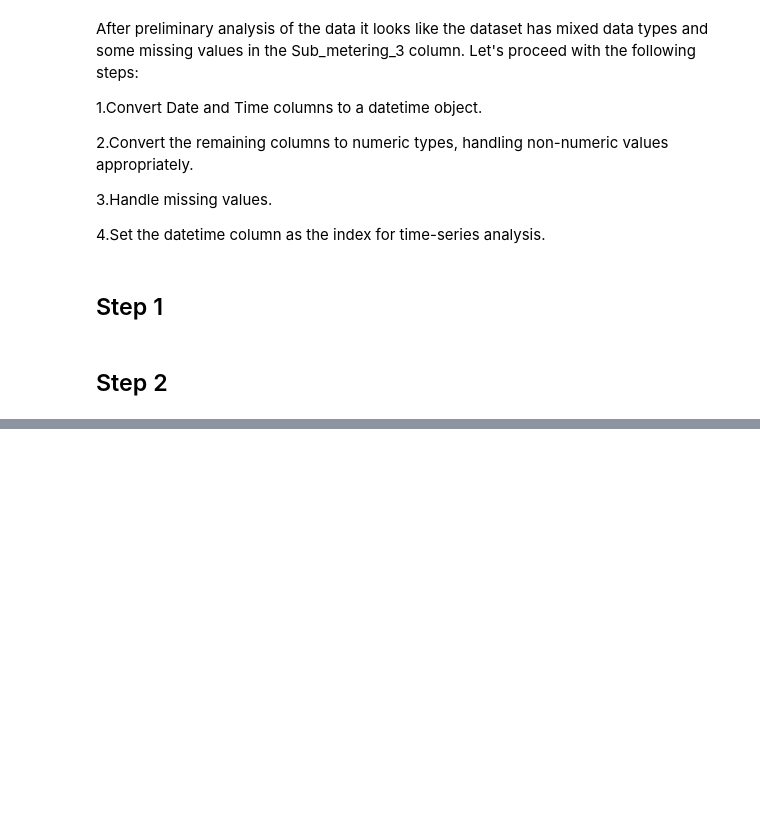
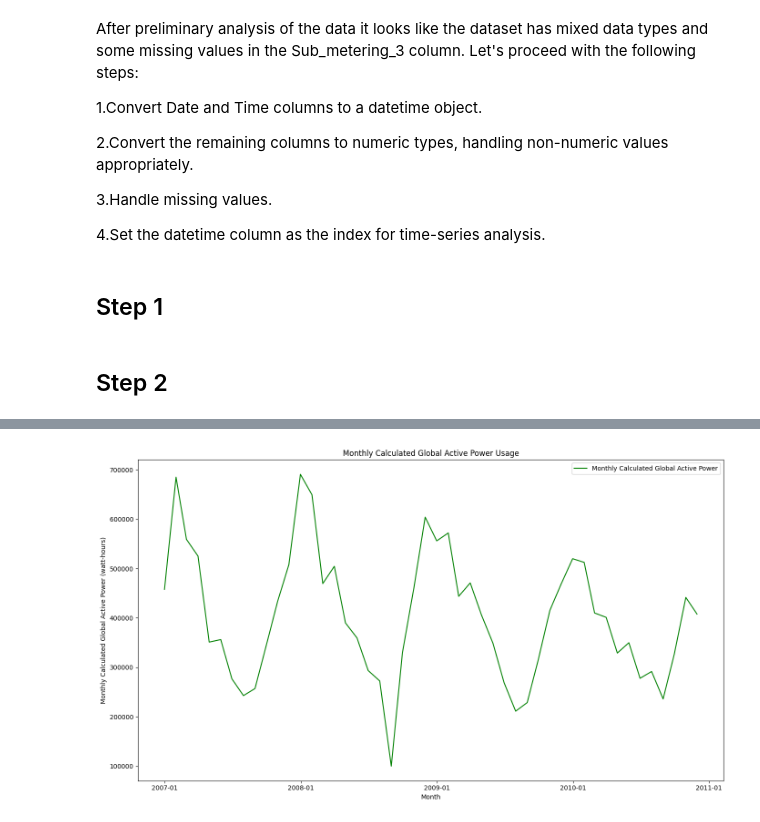
Before and after one commit to SiddharthDNathan/Electric-Power-Consumption---Time-Series-Analysis, a Jupyter notebook: Individual_Household_Electric_Power_Consumption_Time_Series_Analysis.ipynb, the cells around one changed output, grey strips where cells are left out. Cells and saved outputs as stored; diff of their text form; code cells hidden in the pictures; blank space fills up the shorter version.

```diff
--- a/Individual_Household_Electric_Power_Consumption_Time_Series_Analysis.ipynb
+++ b/Individual_Household_Electric_Power_Consumption_Time_Series_Analysis.ipynb
@@ -126,6 +129,8 @@ After preliminary analysis of the data it looks like the dataset has mixed data
 df['DateTime'] = pd.to_datetime(df['Date'] + ' ' + df['Time'], format = '%d/%m/%Y %H:%M:%S')
 # %%
 df = df.drop(columns = ['Date', 'Time'])
+# %%
+df.set_index('DateTime', inplace=True)
 # %% [markdown]
 ## Step 2
 # %%
@@ -133,0 +158,2 @@ df[cols] = df[cols].apply(pd.to_numeric, errors='coerce')
+# %%
+df.fillna(df.mean(), inplace=True)
@@ -133,0 +189,4 @@ df[cols] = df[cols].apply(pd.to_numeric, errors='coerce')
+# %%
+df['Calculated_active_power'] = (df['Global_active_power']/1000)
+monthly_calculated_usage = df['Calculated_active_power'].resample('M').sum()
+print(monthly_calculated_usage.head())
@@ -133,0 +201,13 @@ df[cols] = df[cols].apply(pd.to_numeric, errors='coerce')
+# %%
+plt.figure(figsize=(14, 8))
+plt.plot(monthly_calculated_usage.index, monthly_calculated_usage, label='Monthly Calculated Global Active Power', color='green')
+plt.gca().xaxis.set_major_locator(mdates.YearLocator())
+plt.gca().xaxis.set_major_formatter(mdates.DateFormatter('%Y-%m'))
+plt.xlabel('Month')
+plt.ylabel('Monthly Calculated Global Active Power (watt-hours)')
+plt.title('Monthly Calculated Global Active Power Usage')
+plt.legend()
+plt.tight_layout()
+plt.show()
+# %% [output]
+[figure, added]
```
Also changed, not shown: parts of 8 cells of this notebook.
